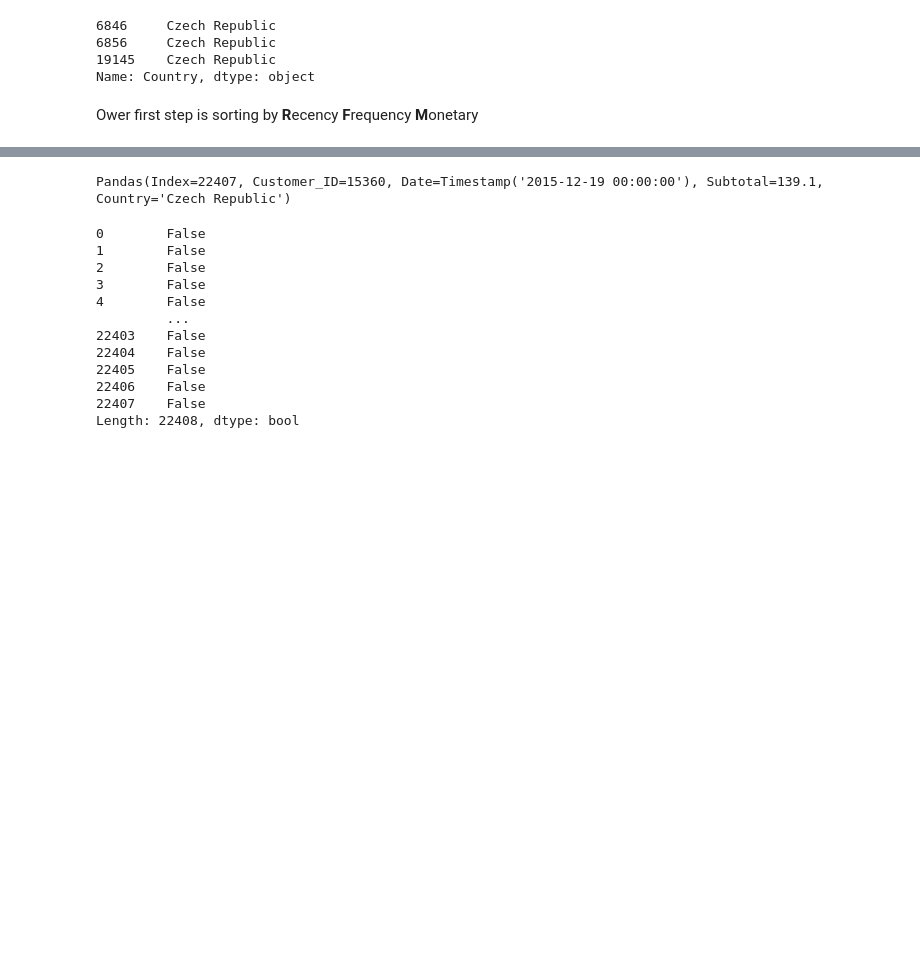
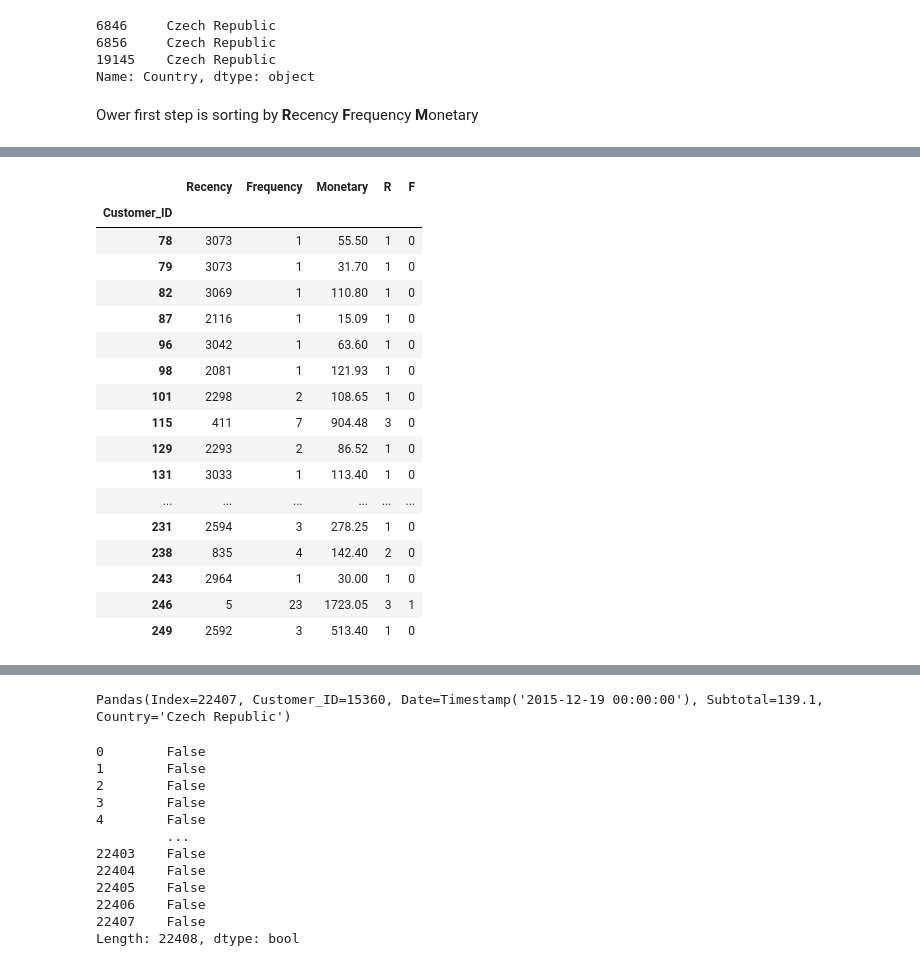
Before and after one commit to ExitNot/Data_Mining-BIE-VZD, a Jupyter notebook: 03/homework_03_B201.ipynb, the cells around one changed output, grey strips where cells are left out. Cells and saved outputs as stored; diff of their text form; code cells hidden in the pictures; blank space fills up the shorter version.

```diff
--- a/03/homework_03_B201.ipynb
+++ b/03/homework_03_B201.ipynb
@@ -141,0 +181,25 @@ rfm.rename(columns={'Date':'Recency',
+# %%
+rfm['R'] = pd.qcut(rfm['Recency'], q=3, labels=[3, 2, 1])
+rfm['F'] = rfm['Frequency']/15  # we are dividing by 9 because rfm['Frequency'].max() == 45
+rfm['F'] = rfm['F'].astype(int)
+# %%
+rfm[15:45]
+# %% [output]
+|  | Recency | Frequency | Monetary | R | F |
+| Customer_ID |  |  |  |  |  |
+| 78 | 3073 | 1 | 55.50 | 1 | 0 |
+| 79 | 3073 | 1 | 31.70 | 1 | 0 |
+| 82 | 3069 | 1 | 110.80 | 1 | 0 |
+| 87 | 2116 | 1 | 15.09 | 1 | 0 |
+| 96 | 3042 | 1 | 63.60 | 1 | 0 |
+| 98 | 2081 | 1 | 121.93 | 1 | 0 |
+| 101 | 2298 | 2 | 108.65 | 1 | 0 |
+| 115 | 411 | 7 | 904.48 | 3 | 0 |
+| 129 | 2293 | 2 | 86.52 | 1 | 0 |
+| 131 | 3033 | 1 | 113.40 | 1 | 0 |
+| ... | ... | ... | ... | ... | ... |
+| 231 | 2594 | 3 | 278.25 | 1 | 0 |
+| 238 | 835 | 4 | 142.40 | 2 | 0 |
+| 243 | 2964 | 1 | 30.00 | 1 | 0 |
+| 246 | 5 | 23 | 1723.05 | 3 | 1 |
+| 249 | 2592 | 3 | 513.40 | 1 | 0 |
```
Also changed, not shown: parts of 9 cells of this notebook.
